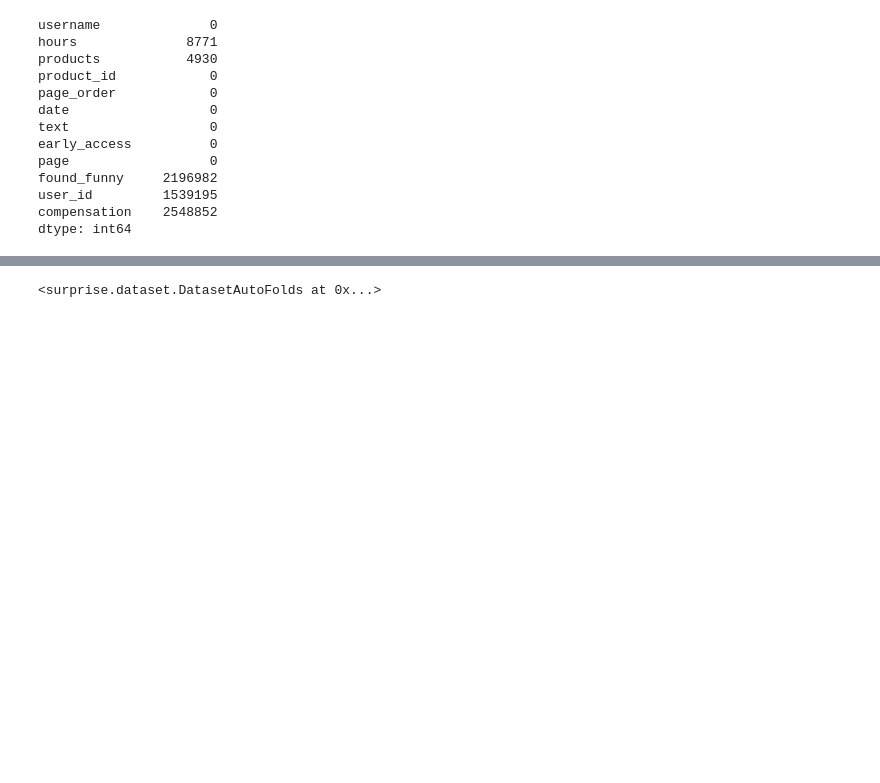
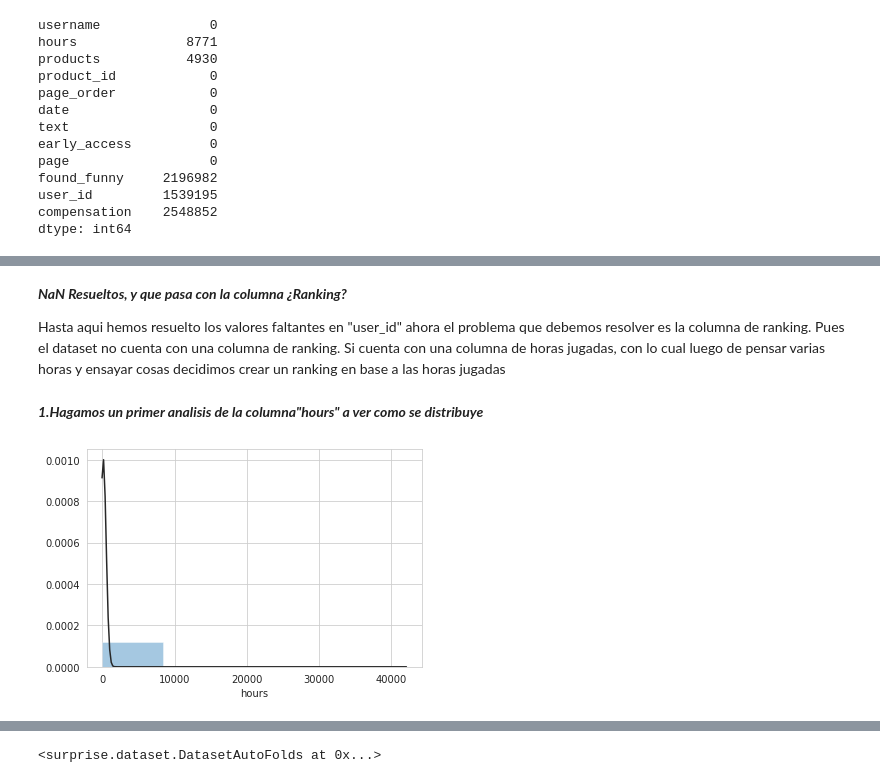
Before and after one commit to dgiacone/AcamicaSistemaRecomendacion, a Jupyter notebook: DS_Proyecto_03_SR.ipynb, the cells around one changed output, grey strips where cells are left out. Saved outputs shown, nothing was run; the diff lists cells and outputs as text; code cells hidden in the pictures; blank space fills up the shorter version.

```diff
--- a/DS_Proyecto_03_SR.ipynb
+++ b/DS_Proyecto_03_SR.ipynb
@@ -59,0 +70,3 @@ data_reviews = pd.DataFrame(data_reviews)
+# %%
+# Solo para emergencias!!
+data_reviews=data_reviews_bkp.copy()
@@ -326,0 +162,2 @@ from surprise.model_selection import train_test_split
+# %%
+data_reviews.drop(['date', 'products','page_order','text','early_access','compensation','found_funny','page', 'user_id'], axis=1, inplace=True)
@@ -326,0 +172,8 @@ from surprise.model_selection import train_test_split
+# %%
+import numpy as np
+usuarios=data_reviews['username'].unique()
+usr_unico=pd.DataFrame(usuarios,columns=['username'])
+finRango=len(usr_unico)+1
+user_id=np.array(range(1,finRango,1))
+usr_unico['user_id']=user_id
+usr_unico
@@ -326,0 +196,2 @@ from surprise.model_selection import train_test_split
+# %%
+data_reviews=data_reviews.merge(usr_unico, left_on='username', right_on='username')
@@ -326,0 +214,14 @@ from surprise.model_selection import train_test_split
+# %% [markdown]
+***NaN Resueltos, y que pasa con la columna ¿Ranking?***
+
+Hasta aqui hemos resuelto los valores faltantes en "user_id" ahora el problema que debemos resolver es la columna de ranking. Pues el dataset no cuenta con una columna de ranking. Si cuenta con una columna de horas jugadas, con lo cual luego de pensar varias horas y ensayar cosas decidimos crear un ranking en base a las horas jugadas
+# %% [markdown]
+***1.Hagamos un primer analisis de la columna"hours" a ver como se distribuye***
+# %%
+import seaborn as sns
+from scipy.stats import norm
+sns.set_style("whitegrid")
+x = data_reviews.hours
+ax = sns.distplot(x, fit=norm, kde=False, bins=5)
+# %% [output]
+[figure, added]
```
Also changed, not shown: parts of 131 cells of this notebook.
